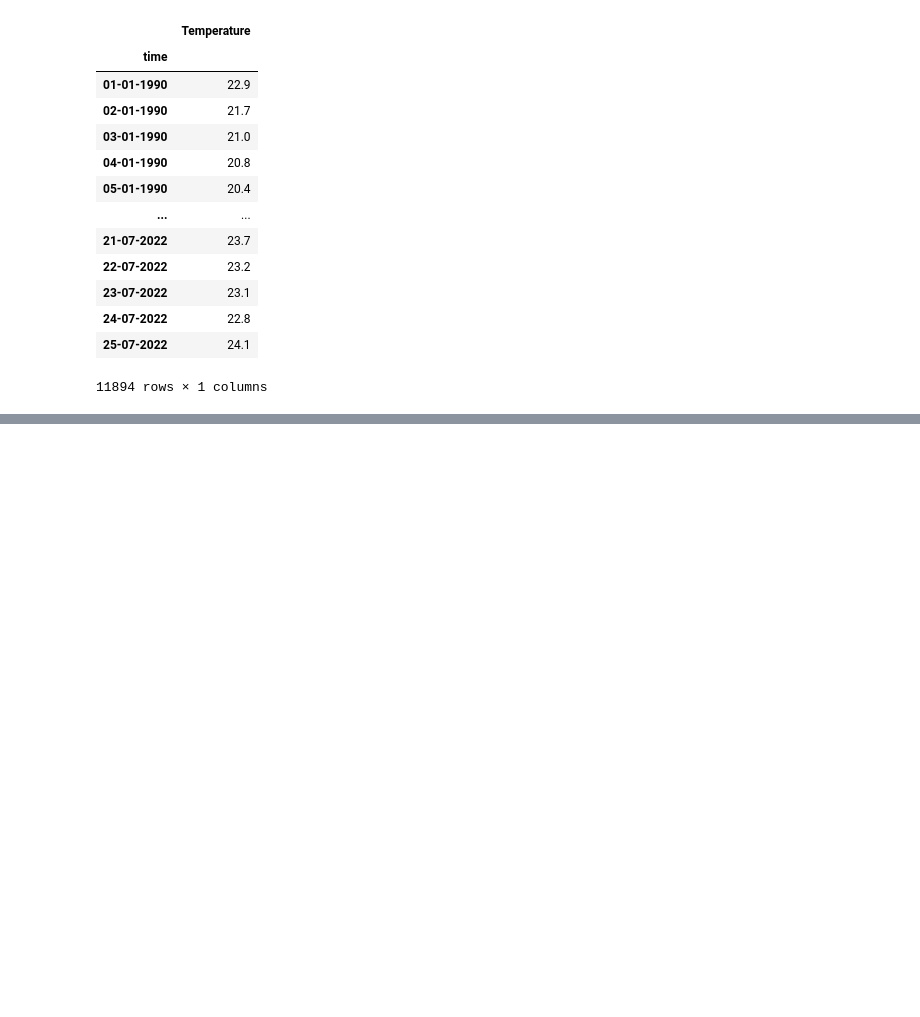
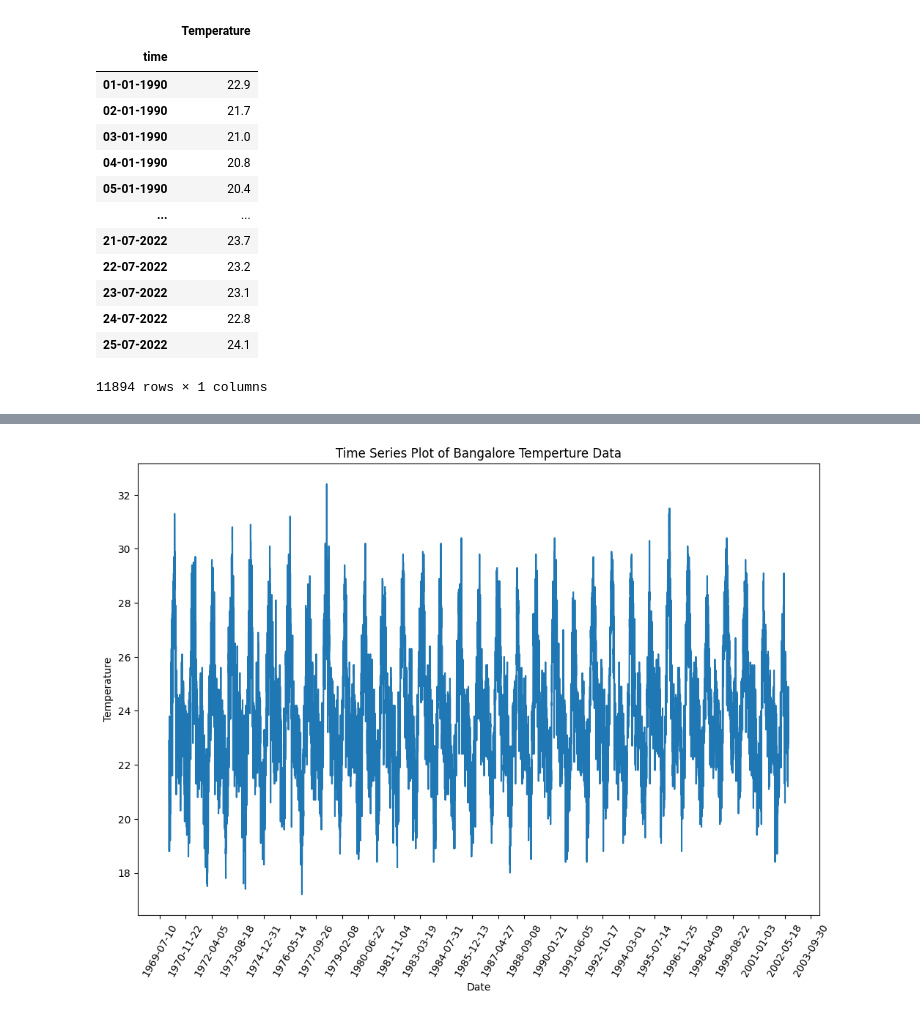
Before and after one commit to bhumikays/Time-Series-Forecasting-of-Temperature, a Jupyter notebook: Data _Cleaning_and_EDA.ipynb, the cells around one changed output, grey strips where cells are left out. Cells and saved outputs as stored; diff of their text form; code cells hidden in the pictures; blank space fills up the shorter version.

Commit message:
uploaded updated data cleaning file

```diff
--- a/Data _Cleaning_and_EDA.ipynb
+++ b/Data _Cleaning_and_EDA.ipynb
@@ -213,0 +126,12 @@ This ADF value indicates that the data is obviously stationary
+# %%
+# Check for infinite values and replace them with NaNs
+data.replace([np.inf, -np.inf], np.nan, inplace=True)
+
+# Impute missing values using the mean of the column
+imputer = SimpleImputer(strategy='mean')
+data['Temperature'] = imputer.fit_transform(data[['Temperature']])
+
+# Now, you can proceed with the ADF test
+result = sm.tsa.adfuller(data['Temperature'])
+print(f'ADF Statistic: {result[0]}')
+print(f'p-value: {result[1]}')
@@ -213,0 +171,23 @@ This ADF value indicates that the data is obviously stationary
+# %%
+# Create a larger figure
+plt.figure(figsize=(12, 8))
+
+# Plot the time series using a line plot
+sns.lineplot(x=data.index, y='Temperature', data=data)
+
+# Add titles and labels
+plt.title('Time Series Plot of Bangalore Temperture Data')
+plt.xlabel('Date')
+plt.ylabel('Temperature')
+
+# Customize x-axis date formatting
+plt.gca().xaxis.set_major_formatter(mdates.DateFormatter('%Y-%m-%d'))
+plt.gca().xaxis.set_major_locator(mdates.DayLocator(interval=500))  # Adjust the interval as needed
+
+# Rotate the x-axis labels for better readability
+plt.xticks(rotation=60)
+
+# Show the plot
+plt.show()
+# %% [output]
+[figure, added]
```
Also changed, not shown: parts of 16 cells of this notebook.
